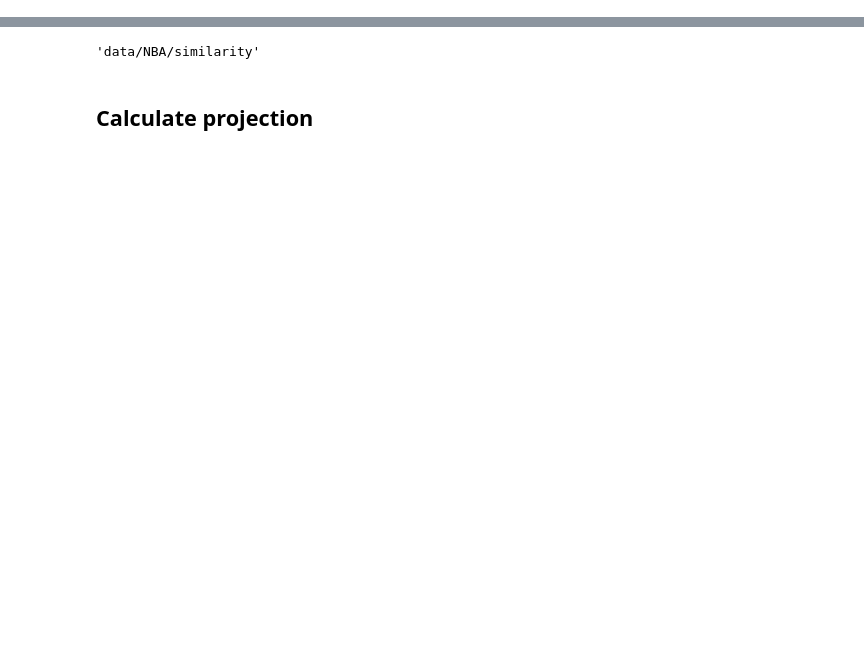
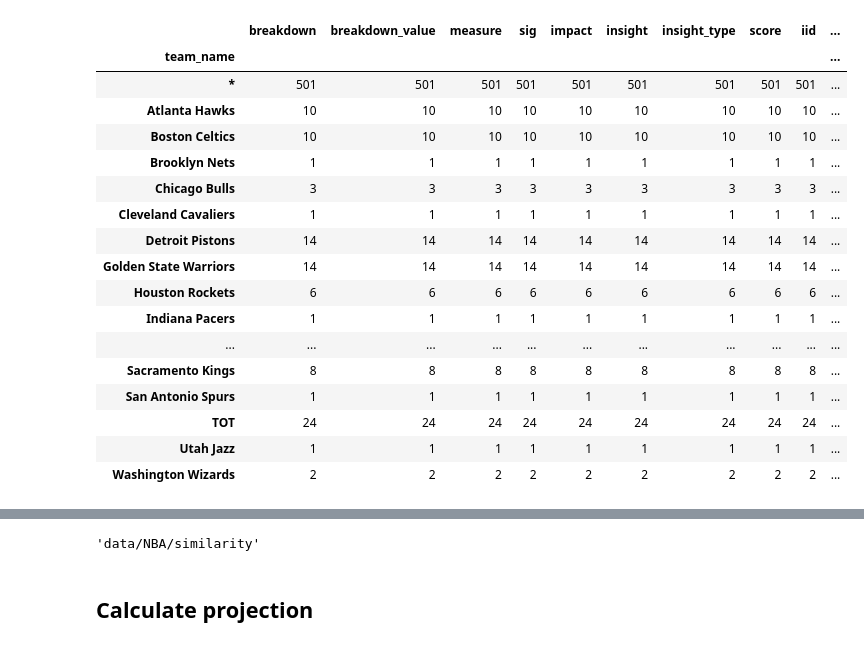
Before and after one commit to V4I2021/insightMap, a Jupyter notebook: BUVBack/calc.ipynb, the cells around one changed output, grey strips where cells are left out. Cells and saved outputs as stored; diff of their text form; code cells hidden in the pictures; blank space fills up the shorter version.

```diff
--- a/BUVBack/calc.ipynb
+++ b/BUVBack/calc.ipynb
@@ -24,3 +35,24 @@ result_df['index'] = result_df.index
+# %%
+result_df.groupby(['team_name']).count()
+# %% [output]
+|  | breakdown | breakdown_value | measure | sig | impact | insight | insight_type | score | iid | ... |
+| team_name |  |  |  |  |  |  |  |  |  | ... |
+| * | 501 | 501 | 501 | 501 | 501 | 501 | 501 | 501 | 501 | ... |
+| Atlanta Hawks | 10 | 10 | 10 | 10 | 10 | 10 | 10 | 10 | 10 | ... |
+| Boston Celtics | 10 | 10 | 10 | 10 | 10 | 10 | 10 | 10 | 10 | ... |
+| Brooklyn Nets | 1 | 1 | 1 | 1 | 1 | 1 | 1 | 1 | 1 | ... |
+| Chicago Bulls | 3 | 3 | 3 | 3 | 3 | 3 | 3 | 3 | 3 | ... |
+| Cleveland Cavaliers | 1 | 1 | 1 | 1 | 1 | 1 | 1 | 1 | 1 | ... |
+| Detroit Pistons | 14 | 14 | 14 | 14 | 14 | 14 | 14 | 14 | 14 | ... |
+| Golden State Warriors | 14 | 14 | 14 | 14 | 14 | 14 | 14 | 14 | 14 | ... |
+| Houston Rockets | 6 | 6 | 6 | 6 | 6 | 6 | 6 | 6 | 6 | ... |
+| Indiana Pacers | 1 | 1 | 1 | 1 | 1 | 1 | 1 | 1 | 1 | ... |
+| ... | ... | ... | ... | ... | ... | ... | ... | ... | ... | ... |
+| Sacramento Kings | 8 | 8 | 8 | 8 | 8 | 8 | 8 | 8 | 8 | ... |
+| San Antonio Spurs | 1 | 1 | 1 | 1 | 1 | 1 | 1 | 1 | 1 | ... |
+| TOT | 24 | 24 | 24 | 24 | 24 | 24 | 24 | 24 | 24 | ... |
+| Utah Jazz | 1 | 1 | 1 | 1 | 1 | 1 | 1 | 1 | 1 | ... |
+| Washington Wizards | 2 | 2 | 2 | 2 | 2 | 2 | 2 | 2 | 2 | ... |
 # %%
 # A: features used  to calculate similarity
 # M: the size of data
```
Also changed, not shown: parts of 18 cells of this notebook, 7 other files.
